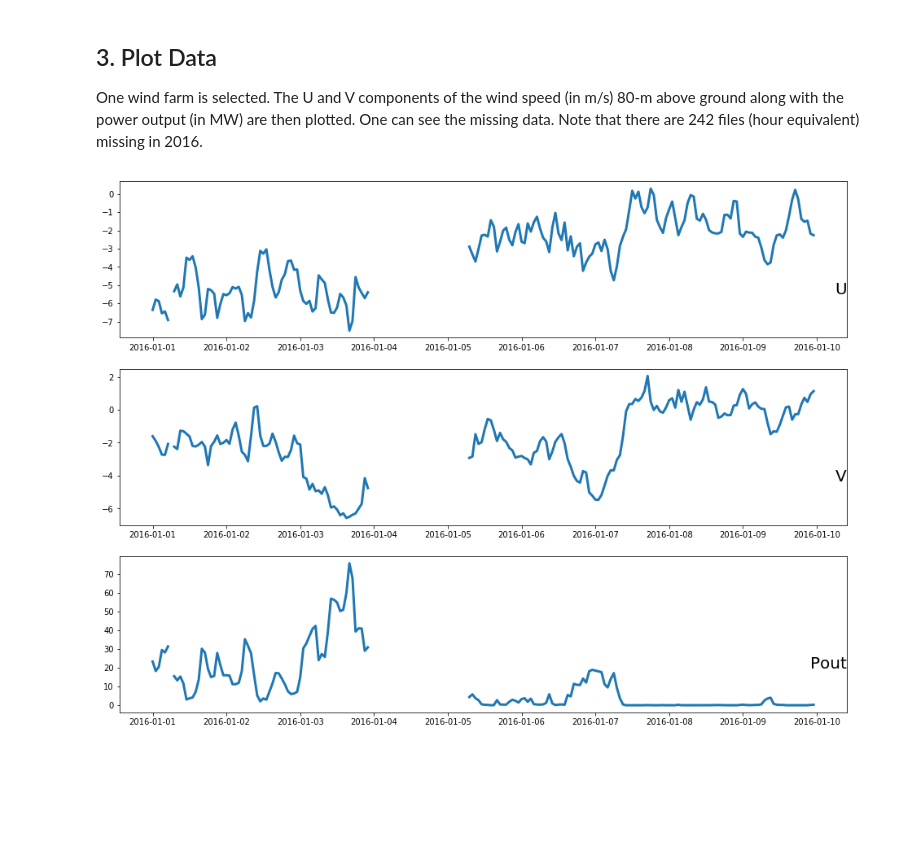
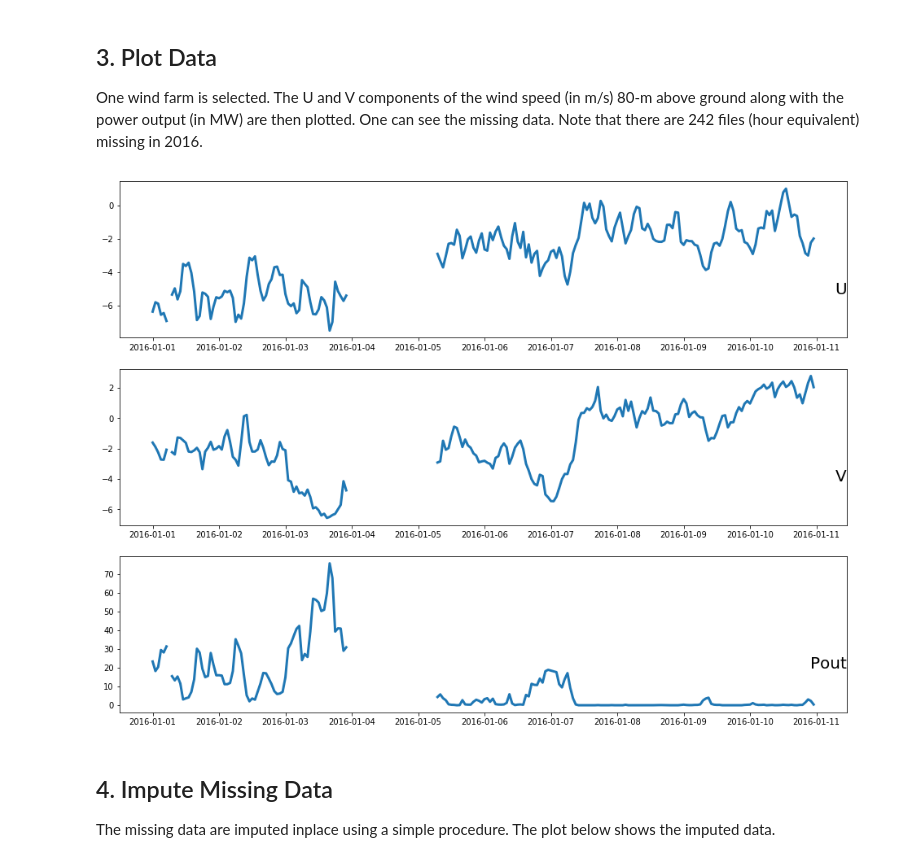
Before and after one commit to Breakthrough-Energy/PreREISE, a Jupyter notebook: prereise/gather/winddata/rap/demo/rap_demo.ipynb, the cells around one changed output. Saved outputs shown, nothing was run; the diff lists cells and outputs as text; code cells hidden in the pictures; blank space fills up the shorter version.

```diff
--- a/prereise/gather/winddata/rap/demo/rap_demo.ipynb
+++ b/prereise/gather/winddata/rap/demo/rap_demo.ipynb
@@ -57,12 +59,8 @@ There are 243 wind farms in the Western grid.
 ## 2. Downloading Data from NCEP's Server
 Only few days are considered here. Note that some files on the server may be missing.
 # %%
-data, missing = rap.retrieve_data(wind_farm, start_date='2016-01-01', end_date='2016-01-09')
+data, missing = rap.retrieve_data(wind_farm, start_date='2016-01-01', end_date='2016-01-10')
 # %%
 print("There are %d missing files." % len(missing))
 # %% [output]
 There are 33 missing files.
-# %%
-data.set_index('ts', inplace=True, drop=True)
-data.drop(['tsID'], axis=1, inplace=True)
-data.head()
@@ -81,9 +80,12 @@ One wind farm is selected. The U and V components of the wind speed (in m/s) 80-
 data_oneplant = data[data.plantID == 38]
 # %%
 pyplot.figure(figsize=(16,12))
-for i in [1,2,3]:
-    pyplot.subplot(3,1,i)
-    pyplot.plot(data_oneplant.index, data_oneplant.iloc[:,i], lw=3)
-    pyplot.title(data_oneplant.columns[i], y=0.25, loc='right', fontsize=20)
+for i, var in enumerate(['U','V','Pout']):
+    pyplot.subplot(3,1,i+1)
+    pyplot.plot(data_oneplant['ts'], data_oneplant[var], lw=3)
+    pyplot.title(var, y=0.25, loc='right', fontsize=20)
 # %% [output]
-[figure, old version]
+[figure, new version]
+# %% [markdown]
+## 4. Impute Missing Data
+The missing data are imputed inplace using a simple procedure. The plot below shows the imputed data.
```
Also changed, not shown: parts of 9 cells of this notebook.
